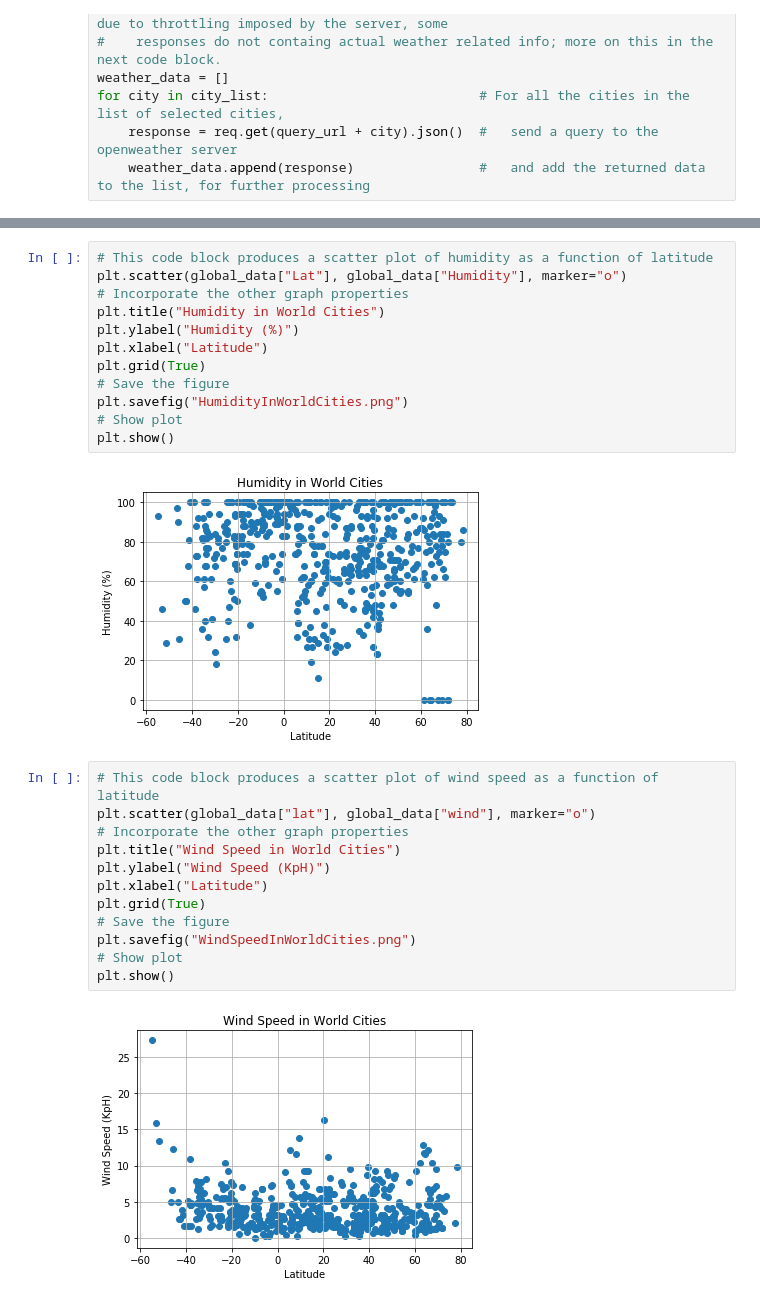
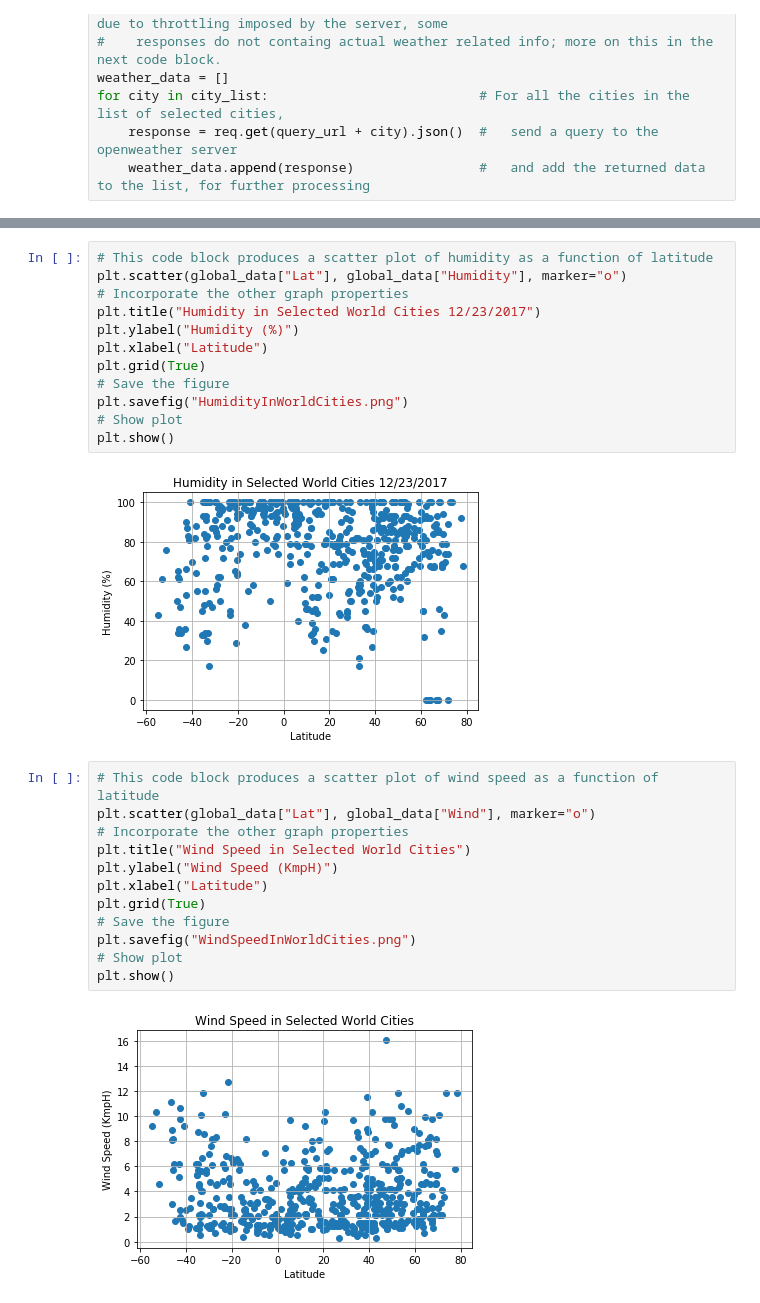
Before and after one commit to aleontiev-sf/Project-6, a Jupyter notebook: global_weather_pattern.ipynb, the cells around one changed output, grey strips where cells are left out. Drawn from its saved outputs; the diff is of its cells as text.

```diff
--- a/global_weather_pattern.ipynb
+++ b/global_weather_pattern.ipynb
@@ -138,7 +143,7 @@ plt.show()
 # This code block produces a scatter plot of humidity as a function of latitude
 plt.scatter(global_data["Lat"], global_data["Humidity"], marker="o")
 # Incorporate the other graph properties
-plt.title("Humidity in World Cities")
+plt.title("Humidity in Selected World Cities 12/23/2017")
 plt.ylabel("Humidity (%)")
 plt.xlabel("Latitude")
 plt.grid(True)
@@ -147,20 +152,20 @@ plt.savefig("HumidityInWorldCities.png")
 # Show plot
 plt.show()
 # %% [output]
-[figure, old version]
+[figure, new version]
 # %%
 # This code block produces a scatter plot of wind speed as a function of latitude
-plt.scatter(global_data["lat"], global_data["wind"], marker="o")
+plt.scatter(global_data["Lat"], global_data["Wind"], marker="o")
 # Incorporate the other graph properties
-plt.title("Wind Speed in World Cities")
-plt.ylabel("Wind Speed (KpH)")
+plt.title("Wind Speed in Selected World Cities")
+plt.ylabel("Wind Speed (KmpH)")
 plt.xlabel("Latitude")
 plt.grid(True)
 # Save the figure
 plt.savefig("WindSpeedInWorldCities.png")
 # Show plot
 plt.show()
 # %% [output]
-[figure, old version]
+[figure, new version]
 # %%
 # This code block produces a scatter plot of cloudiness as a function of latitude
```
Also changed, not shown: parts of 6 cells of this notebook, 1 other file.
